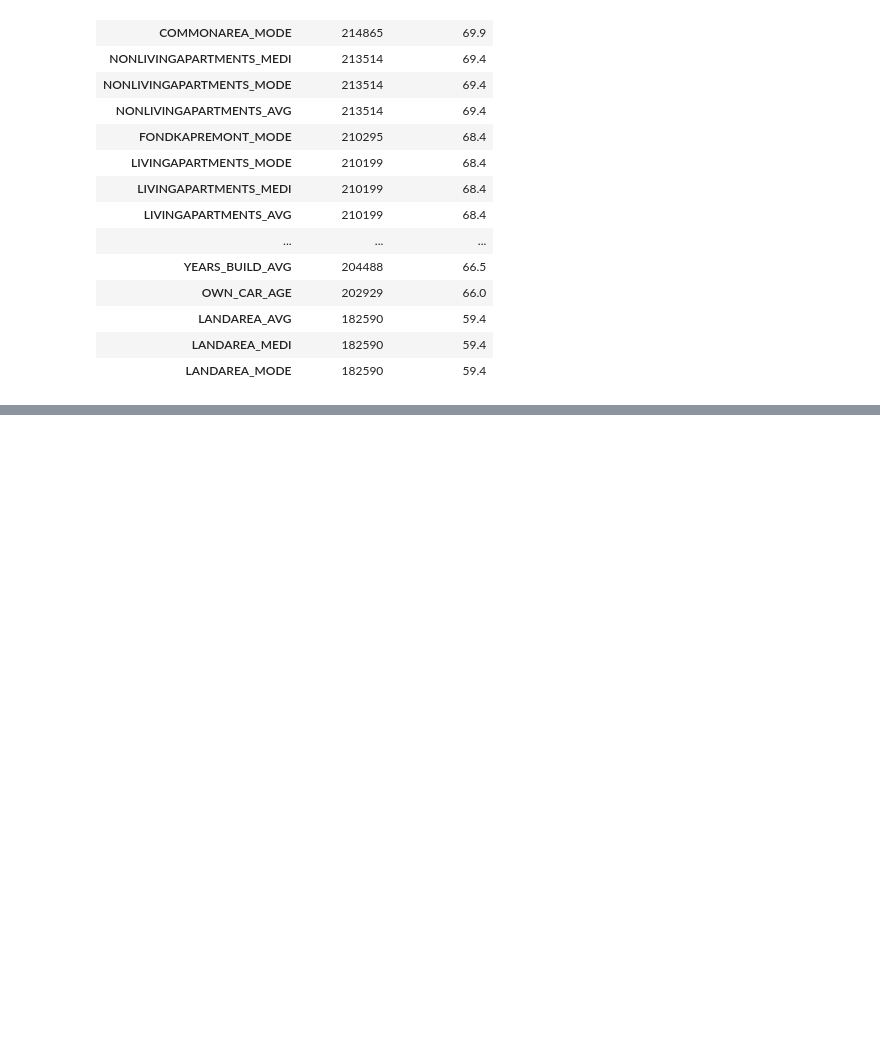
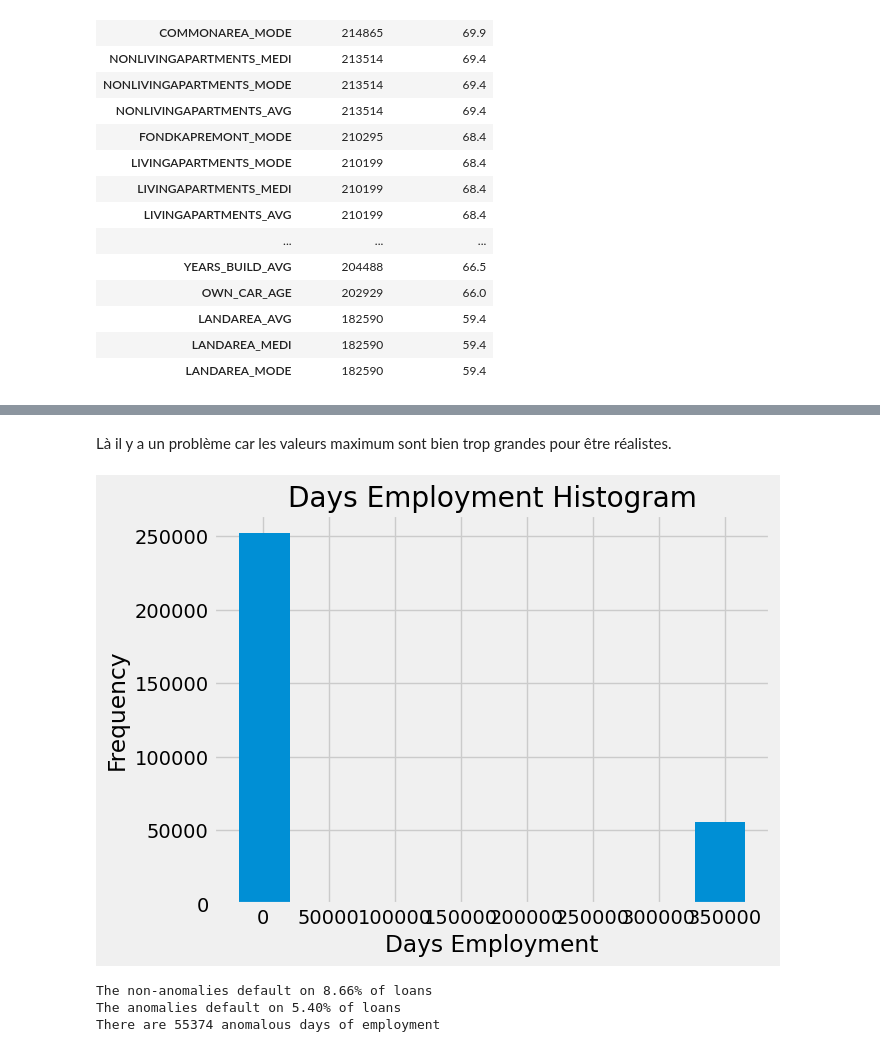
Before and after one commit to ManonVilla/OCProjet7, a Jupyter notebook: MV_P7_DS_1.ipynb, the cells around one changed output, grey strips where cells are left out. Cells and saved outputs as stored; diff of their text form; code cells hidden in the pictures; blank space fills up the shorter version.

```diff
--- a/MV_P7_DS_1.ipynb
+++ b/MV_P7_DS_1.ipynb
@@ -207,0 +207,20 @@ install_pai.head()
+# %%
+# Create a label encoder object
+le = LabelEncoder()
+le_count = 0
+
+# Iterate through the columns
+for col in app_train:
+    if app_train[col].dtype == 'object':
+        # If 2 or fewer unique categories
+        if len(list(app_train[col].unique())) <= 2:
+            # Train on the training data
+            le.fit(app_train[col])
+            # Transform both training and testing data
+            app_train[col] = le.transform(app_train[col])
+            app_test[col] = le.transform(app_test[col])
+
+            # Keep track of how many columns were label encoded
+            le_count += 1
+
+print('%d columns were label encoded.' % le_count)
@@ -207,0 +229,7 @@ install_pai.head()
+# %%
+# one-hot encoding of categorical variables
+app_train = pd.get_dummies(app_train)
+app_test = pd.get_dummies(app_test)
+
+print('Training Features shape: ', app_train.shape)
+print('Testing Features shape: ', app_test.shape)
@@ -207,0 +239,11 @@ install_pai.head()
+# %%
+train_labels = app_train['TARGET']
+
+# Align the training and testing data, keep only columns present in both dataframes
+app_train, app_test = app_train.align(app_test, join = 'inner', axis = 1)
+
+# Add the target back in
+app_train['TARGET'] = train_labels
+
+print('Training Features shape: ', app_train.shape)
+print('Testing Features shape: ', app_test.shape)
@@ -207,0 +283,18 @@ install_pai.head()
+# %% [markdown]
+Là il y a un problème car les valeurs maximum sont bien trop grandes pour être réalistes.
+# %%
+app_train['DAYS_EMPLOYED'].plot.hist(title = 'Days Employment Histogram');
+plt.xlabel('Days Employment');
+# %% [output]
+[figure, added]
+# %%
+#Analyse approfondie des valeurs anormales de la variable DAYS_EMPLOYED
+anom = app_train[app_train['DAYS_EMPLOYED'] == 365243]
+non_anom = app_train[app_train['DAYS_EMPLOYED'] != 365243]
+print('The non-anomalies default on %0.2f%% of loans' % (100 * non_anom['TARGET'].mean()))
+print('The anomalies default on %0.2f%% of loans' % (100 * anom['TARGET'].mean()))
+print('There are %d anomalous days of employment' % len(anom))
+# %% [output]
+The non-anomalies default on 8.66% of loans
+The anomalies default on 5.40% of loans
+There are 55374 anomalous days of employment
```
Also changed, not shown: parts of 45 cells of this notebook.
